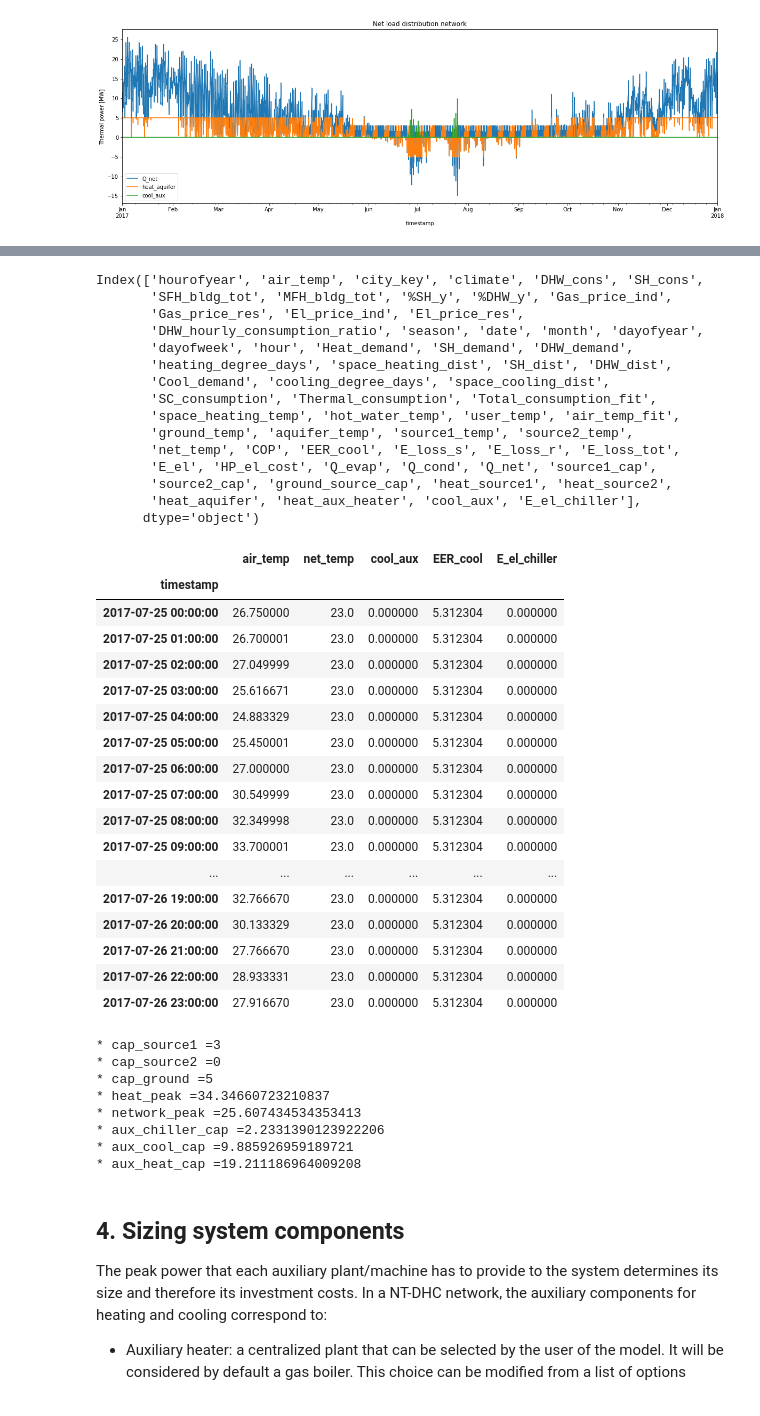
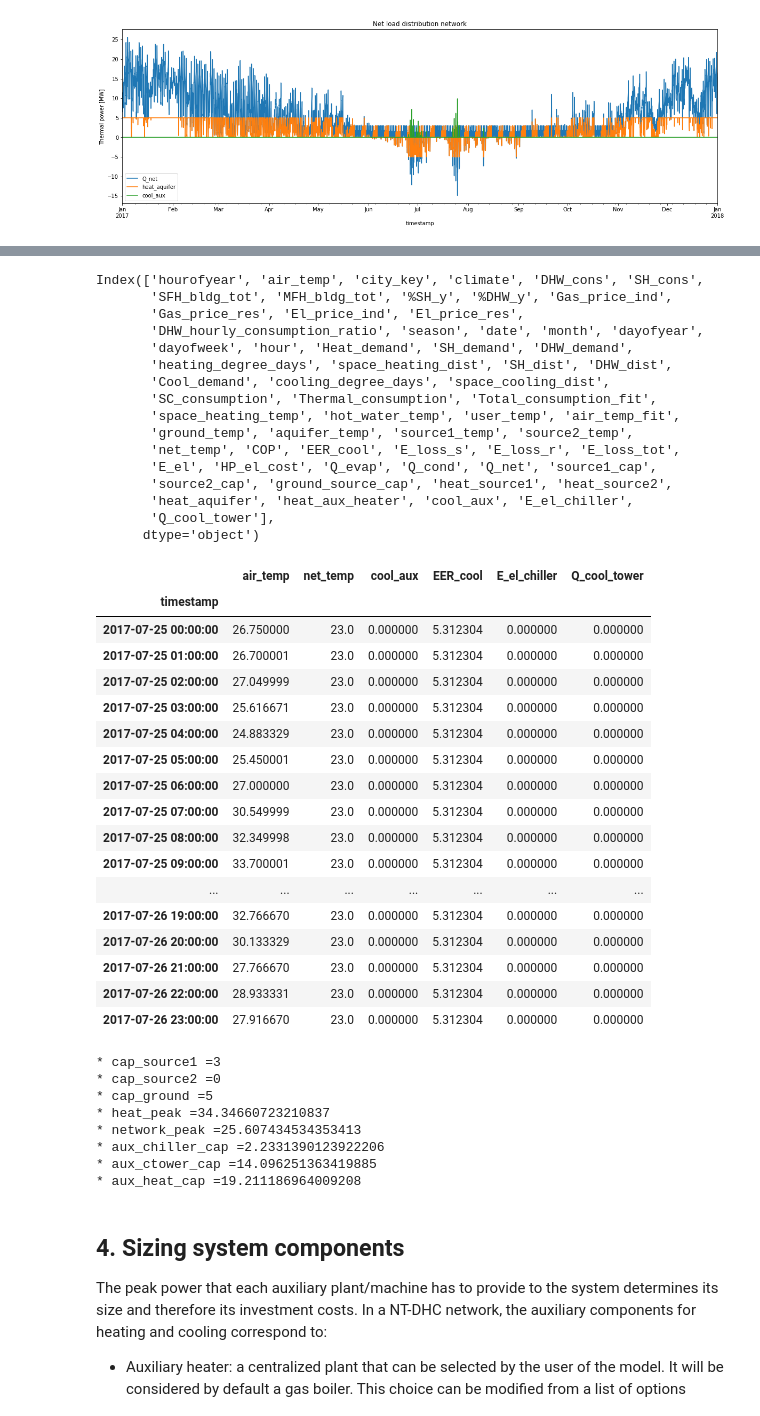
Before and after one commit to fernandobperezm/data-and-results-visualization, a Jupyter notebook: Data Processing.ipynb, the cells around one changed output, grey strips where cells are left out. Drawn from its saved outputs; the diff is of its cells as text; code cells hidden in the pictures.

Commit message:
Cooling tower sizing

```diff
--- a/Data Processing.ipynb
+++ b/Data Processing.ipynb
@@ -984,8 +982,16 @@ def calculate_chiller_el(air_temp, net_temp, cool_aux, EER_cool):
         E_el_chiller = 0
 
     return pd.Series({'E_el_chiller': E_el_chiller})
+# %%
+def calculate_cooltower(air_temp, net_temp, cool_aux,E_el_chiller):
+    if air_temp +5 <= net_temp:
+        Q_cool_tower = cool_aux #The cooling tower operates alone (without central chiller)
+    else:
+        Q_cool_tower = cool_aux + E_el_chiller
+
+    return pd.Series({'Q_cool_tower': Q_cool_tower})
 # %%
-dataset[['E_el_chiller']] = dataset.apply(lambda fila: calculate_chiller_el(fila.air_temp,fila.net_temp,fila.cool_aux, fila.EER_cool), axis=1 , result_type='expand')
+dataset[['Q_cool_tower']] = dataset.apply(lambda fila: calculate_cooltower(fila.air_temp,fila.net_temp,fila.cool_aux, fila.E_el_chiller), axis=1 , result_type='expand')
 dataset.columns
 # %% [output]
 Index(['hourofyear', 'air_temp', 'city_key', 'climate', 'DHW_cons', 'SH_cons',
@@ -1001,36 +1007,38 @@ Index(['hourofyear', 'air_temp', 'city_key', 'climate', 'DHW_cons', 'SH_cons',
        'net_temp', 'COP', 'EER_cool', 'E_loss_s', 'E_loss_r', 'E_loss_tot',
        'E_el', 'HP_el_cost', 'Q_evap', 'Q_cond', 'Q_net', 'source1_cap',
        'source2_cap', 'ground_source_cap', 'heat_source1', 'heat_source2',
-       'heat_aquifer', 'heat_aux_heater', 'cool_aux', 'E_el_chiller'],
+       'heat_aquifer', 'heat_aux_heater', 'cool_aux', 'E_el_chiller',
+       'Q_cool_tower'],
       dtype='object')
 # %%
-dataset['2017-07-25':'2017-07-26'][['air_temp','net_temp','cool_aux','EER_cool','E_el_chiller']]
+dataset['2017-07-25':'2017-07-26'][['air_temp','net_temp','cool_aux','EER_cool','E_el_chiller','Q_cool_tower']]
 # %% [output]
-|  | air_temp | net_temp | cool_aux | EER_cool | E_el_chiller |
-| timestamp |  |  |  |  |  |
-| 2017-07-25 00:00:00 | 26.750000 | 23.0 | 0.000000 | 5.312304 | 0.000000 |
-| 2017-07-25 01:00:00 | 26.700001 | 23.0 | 0.000000 | 5.312304 | 0.000000 |
-| 2017-07-25 02:00:00 | 27.049999 | 23.0 | 0.000000 | 5.312304 | 0.000000 |
-| 2017-07-25 03:00:00 | 25.616671 | 23.0 | 0.000000 | 5.312304 | 0.000000 |
-| 2017-07-25 04:00:00 | 24.883329 | 23.0 | 0.000000 | 5.312304 | 0.000000 |
-| 2017-07-25 05:00:00 | 25.450001 | 23.0 | 0.000000 | 5.312304 | 0.000000 |
-| 2017-07-25 06:00:00 | 27.000000 | 23.0 | 0.000000 | 5.312304 | 0.000000 |
-| 2017-07-25 07:00:00 | 30.549999 | 23.0 | 0.000000 | 5.312304 | 0.000000 |
-| 2017-07-25 08:00:00 | 32.349998 | 23.0 | 0.000000 | 5.312304 | 0.000000 |
-| 2017-07-25 09:00:00 | 33.700001 | 23.0 | 0.000000 | 5.312304 | 0.000000 |
-| ... | ... | ... | ... | ... | ... |
-| 2017-07-26 19:00:00 | 32.766670 | 23.0 | 0.000000 | 5.312304 | 0.000000 |
-| 2017-07-26 20:00:00 | 30.133329 | 23.0 | 0.000000 | 5.312304 | 0.000000 |
-| 2017-07-26 21:00:00 | 27.766670 | 23.0 | 0.000000 | 5.312304 | 0.000000 |
-| 2017-07-26 22:00:00 | 28.933331 | 23.0 | 0.000000 | 5.312304 | 0.000000 |
-| 2017-07-26 23:00:00 | 27.916670 | 23.0 | 0.000000 | 5.312304 | 0.000000 |
+|  | air_temp | net_temp | cool_aux | EER_cool | E_el_chiller | Q_cool_tower |
+| timestamp |  |  |  |  |  |  |
+| 2017-07-25 00:00:00 | 26.750000 | 23.0 | 0.000000 | 5.312304 | 0.000000 | 0.000000 |
+| 2017-07-25 01:00:00 | 26.700001 | 23.0 | 0.000000 | 5.312304 | 0.000000 | 0.000000 |
+| 2017-07-25 02:00:00 | 27.049999 | 23.0 | 0.000000 | 5.312304 | 0.000000 | 0.000000 |
+| 2017-07-25 03:00:00 | 25.616671 | 23.0 | 0.000000 | 5.312304 | 0.000000 | 0.000000 |
+| 2017-07-25 04:00:00 | 24.883329 | 23.0 | 0.000000 | 5.312304 | 0.000000 | 0.000000 |
+| 2017-07-25 05:00:00 | 25.450001 | 23.0 | 0.000000 | 5.312304 | 0.000000 | 0.000000 |
+| 2017-07-25 06:00:00 | 27.000000 | 23.0 | 0.000000 | 5.312304 | 0.000000 | 0.000000 |
+| 2017-07-25 07:00:00 | 30.549999 | 23.0 | 0.000000 | 5.312304 | 0.000000 | 0.000000 |
+| 2017-07-25 08:00:00 | 32.349998 | 23.0 | 0.000000 | 5.312304 | 0.000000 | 0.000000 |
+| 2017-07-25 09:00:00 | 33.700001 | 23.0 | 0.000000 | 5.312304 | 0.000000 | 0.000000 |
+| ... | ... | ... | ... | ... | ... | ... |
+| 2017-07-26 19:00:00 | 32.766670 | 23.0 | 0.000000 | 5.312304 | 0.000000 | 0.000000 |
+| 2017-07-26 20:00:00 | 30.133329 | 23.0 | 0.000000 | 5.312304 | 0.000000 | 0.000000 |
+| 2017-07-26 21:00:00 | 27.766670 | 23.0 | 0.000000 | 5.312304 | 0.000000 | 0.000000 |
+| 2017-07-26 22:00:00 | 28.933331 | 23.0 | 0.000000 | 5.312304 | 0.000000 | 0.000000 |
+| 2017-07-26 23:00:00 | 27.916670 | 23.0 | 0.000000 | 5.312304 | 0.000000 | 0.000000 |
 # %%
 # Safety factors for oversizing
 SF_cent_heater =1.0
 SF_chiller_el=1.2
+SF_cool_tower =1.2
 
 aux_heat_cap = dataset.heat_aux_heater.max() *SF_cent_heater
-aux_cool_cap = dataset.cool_aux.max()
+aux_ctower_cap = dataset.Q_cool_tower.max() * SF_cool_tower
 aux_chiller_cap = dataset.E_el_chiller.max() *SF_chiller_el
 heat_peak= dataset.Thermal_consumption.max()
 network_peak = dataset.Q_net.max()
@@ -1041,7 +1049,7 @@ print(f"* {cap_source1 =}\n"
       f"* {heat_peak =}\n"
       f"* {network_peak =}\n"
       f"* {aux_chiller_cap =}\n"
-      f"* {aux_cool_cap =}\n"
+      f"* {aux_ctower_cap =}\n"
       f"* {aux_heat_cap =}\n"
      )
 # %% [output]
@@ -1051,7 +1059,7 @@ print(f"* {cap_source1 =}\n"
 * heat_peak =34.34660723210837
 * network_peak =25.607434534353413
 * aux_chiller_cap =2.2331390123922206
-* aux_cool_cap =9.885926959189721
+* aux_ctower_cap =14.096251363419885
 * aux_heat_cap =19.211186964009208
 # %% [markdown]
 ## 4. Sizing system components
```
Also changed, not shown: parts of 3 cells of this notebook.
